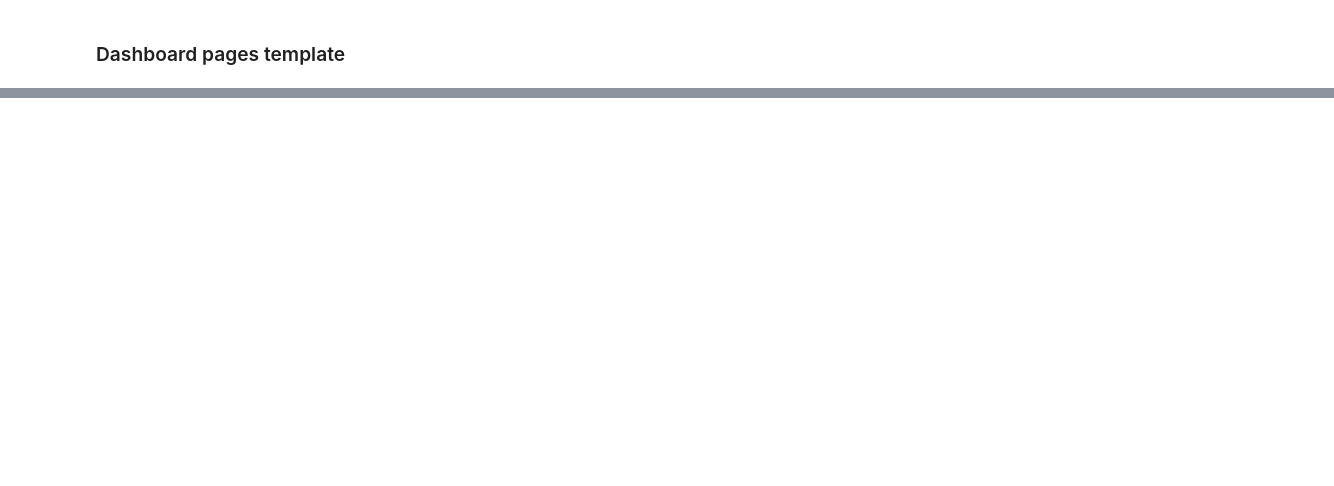
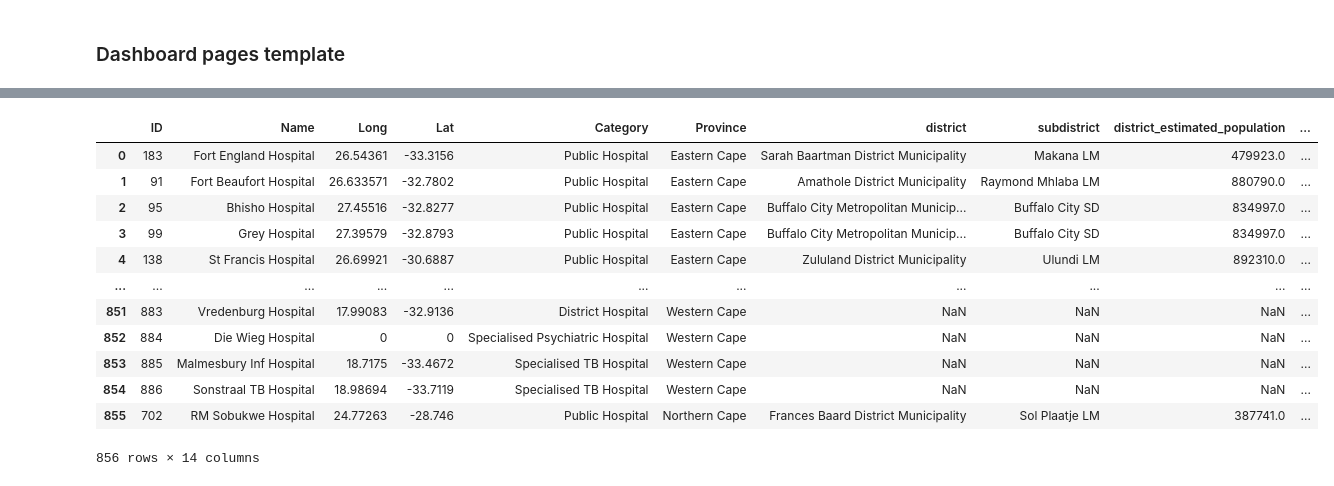
Before and after one commit to tshepojrampai/Covid-19, a Jupyter notebook: globals.ipynb, the cells around one changed output, grey strips where cells are left out. Drawn from its saved outputs; the diff is of its cells as text; code cells hidden in the pictures; blank space fills up the shorter version.

```diff
--- a/globals.ipynb
+++ b/globals.ipynb
@@ -1119,0 +1341,2 @@ fig4_ = go.Figure(data = data4, layout = layout)
+# %%
+df_hos = pd.read_csv("https://raw.githubusercontent.com/dsfsi/covid19za/master/data/health_system_za_public_hospitals.csv",delimiter=',')
@@ -1119,0 +1357,17 @@ fig4_ = go.Figure(data = data4, layout = layout)
+# %%
+df_hos.Province.fillna('Western Cape', inplace=True)
+df_hos
+# %% [output]
+|  | ID | Name | Long | Lat | Category | Province | district | subdistrict | district_estimated_population | ... |
+| 0 | 183 | Fort England Hospital | 26.54361 | -33.3156 | Public Hospital | Eastern Cape | Sarah Baartman District Municipality | Makana LM | 479923.0 | ... |
+| 1 | 91 | Fort Beaufort Hospital | 26.633571 | -32.7802 | Public Hospital | Eastern Cape | Amathole District Municipality | Raymond Mhlaba LM | 880790.0 | ... |
+| 2 | 95 | Bhisho Hospital | 27.45516 | -32.8277 | Public Hospital | Eastern Cape | Buffalo City Metropolitan Municip... | Buffalo City SD | 834997.0 | ... |
+| 3 | 99 | Grey Hospital | 27.39579 | -32.8793 | Public Hospital | Eastern Cape | Buffalo City Metropolitan Municip... | Buffalo City SD | 834997.0 | ... |
+| 4 | 138 | St Francis Hospital | 26.69921 | -30.6887 | Public Hospital | Eastern Cape | Zululand District Municipality | Ulundi LM | 892310.0 | ... |
+| ... | ... | ... | ... | ... | ... | ... | ... | ... | ... | ... |
+| 851 | 883 | Vredenburg Hospital | 17.99083 | -32.9136 | District Hospital | Western Cape | NaN | NaN | NaN | ... |
+| 852 | 884 | Die Wieg Hospital | 0 | 0 | Specialised Psychiatric Hospital | Western Cape | NaN | NaN | NaN | ... |
+| 853 | 885 | Malmesbury Inf Hospital | 18.7175 | -33.4672 | Specialised TB Hospital | Western Cape | NaN | NaN | NaN | ... |
+| 854 | 886 | Sonstraal TB Hospital | 18.98694 | -33.7119 | Specialised TB Hospital | Western Cape | NaN | NaN | NaN | ... |
+| 855 | 702 | RM Sobukwe Hospital | 24.77263 | -28.746 | Public Hospital | Northern Cape | Frances Baard District Municipality | Sol Plaatje LM | 387741.0 | ... |
+856 rows × 14 columns
```
Also changed, not shown: parts of 28 cells of this notebook.
